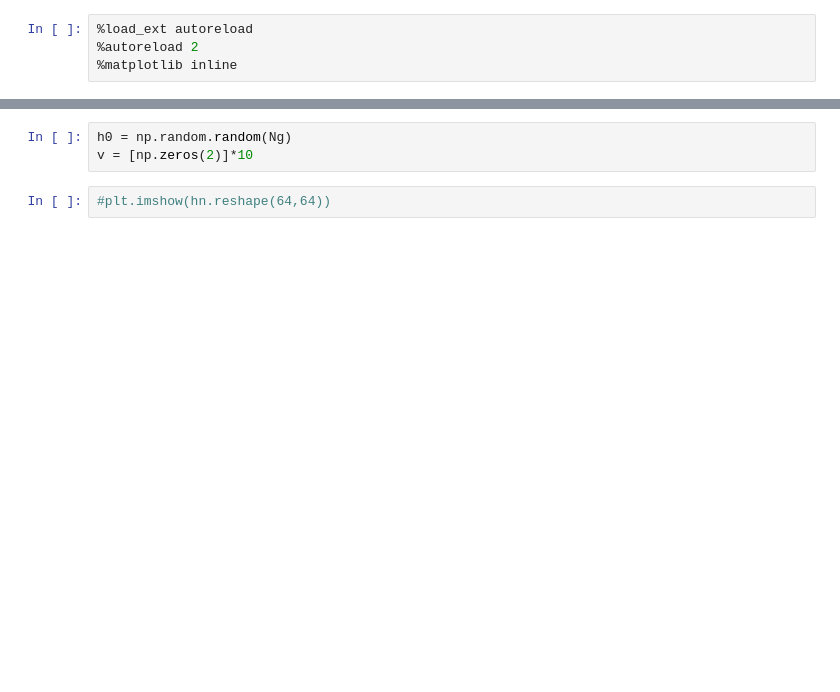
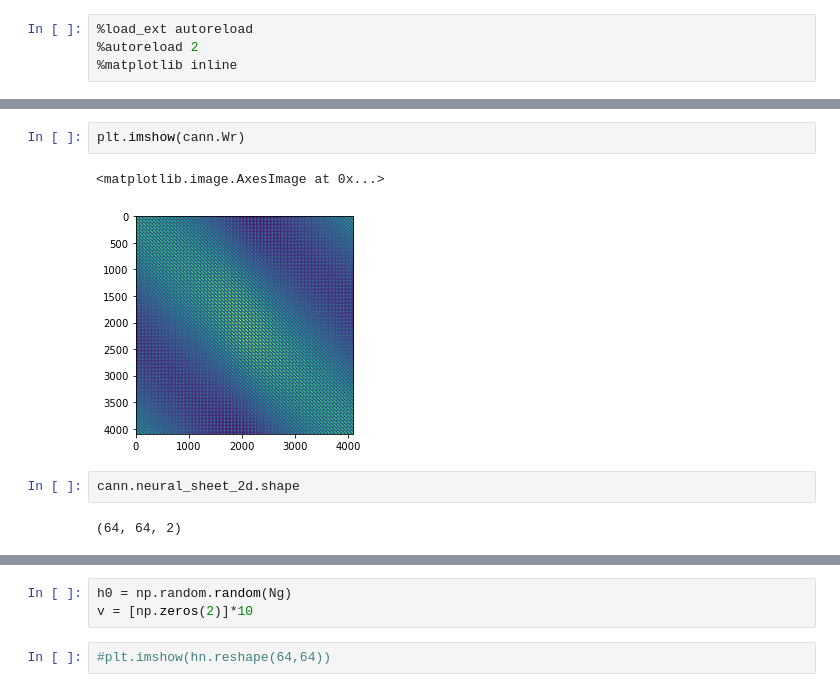
Before and after one commit to Vemundss/grid2place-CANN, a Jupyter notebook: notebooks/explore_cann_weights.ipynb, the cells around one changed output, grey strips where cells are left out. Saved outputs shown, nothing was run; the diff lists cells and outputs as text; blank space fills up the shorter version.

```diff
--- a/notebooks/explore_cann_weights.ipynb
+++ b/notebooks/explore_cann_weights.ipynb
@@ -17,0 +37,9 @@ cann = CANN(Ng, Np, nonlinearity, f=1)
+# %%
+plt.imshow(cann.Wr)
+# %% [output]
+<matplotlib.image.AxesImage at 0x...>
+[figure, added]
+# %%
+cann.neural_sheet_2d.shape
+# %% [output]
+(64, 64, 2)
```
Also changed, not shown: parts of 13 cells of this notebook, 3 other files.
